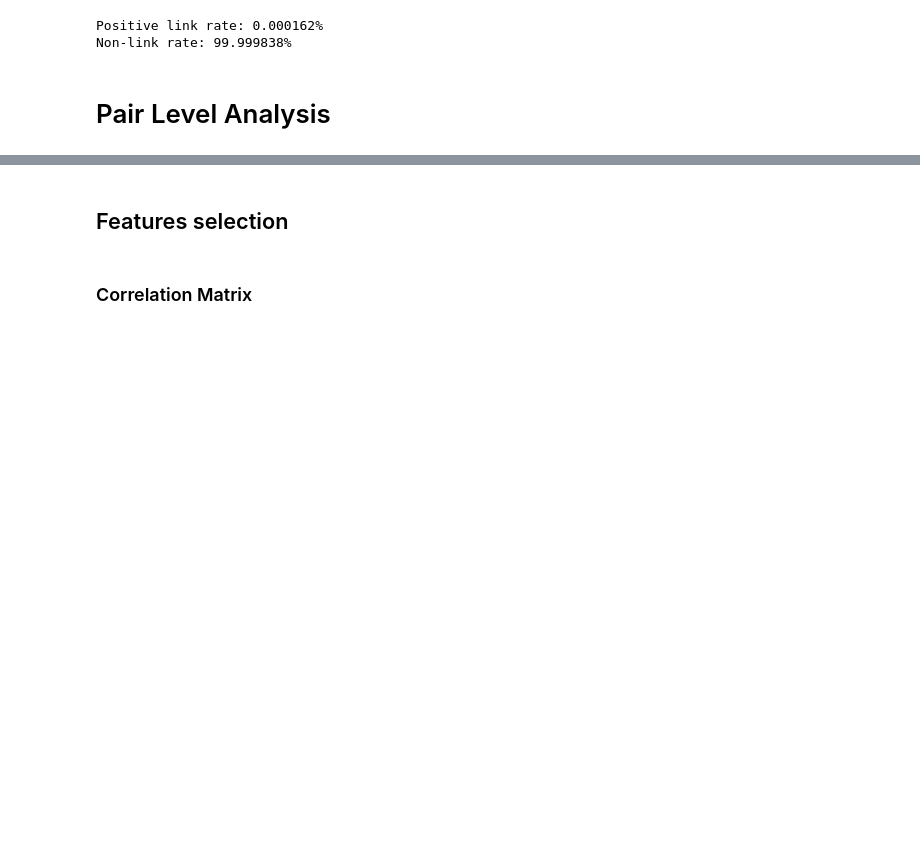
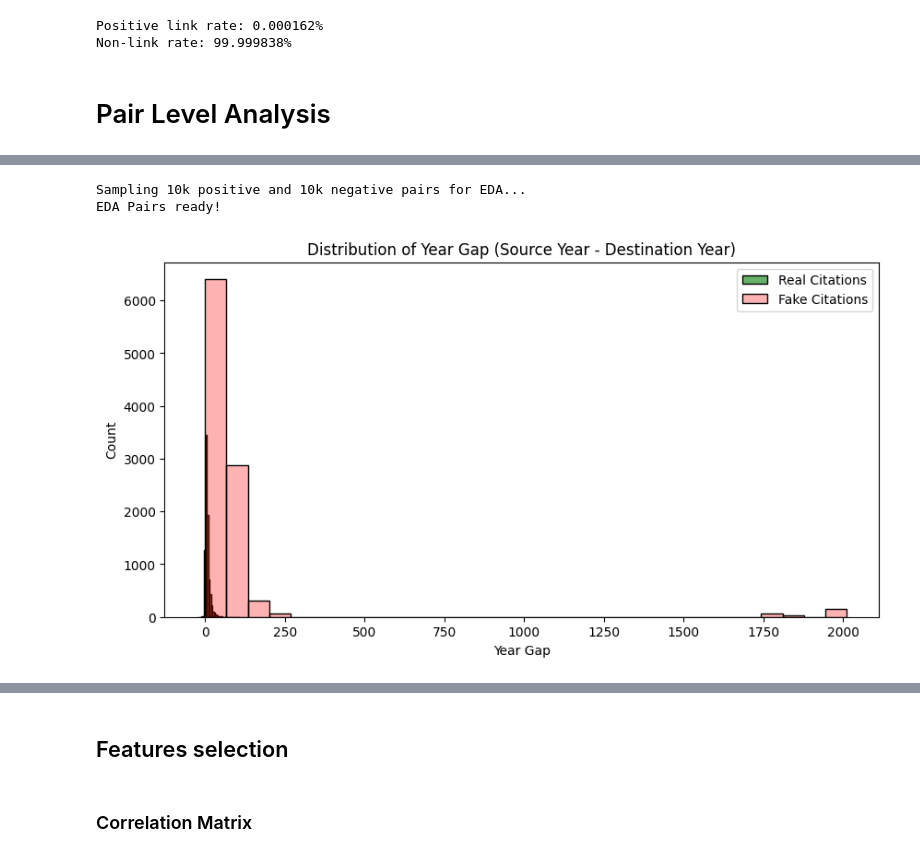
Before and after one commit to ManuCa93/data_project_3, a Jupyter notebook: notebook.ipynb, the cells around one changed output, grey strips where cells are left out. Saved outputs shown, nothing was run; the diff lists cells and outputs as text; code cells hidden in the pictures; blank space fills up the shorter version.

```diff
--- a/notebook.ipynb
+++ b/notebook.ipynb
@@ -932,0 +904,78 @@ Non-link rate: 99.999838%
+# %%
+
+import numpy as np
+import matplotlib.pyplot as plt
+import seaborn as sns
+from bisect import bisect_right
+import random
+
+print("Sampling 10k positive and 10k negative pairs for EDA...")
+
+# 1. Sample 10k positive pairs
+pos_eda = con.sql(f"""
+    SELECT DISTINCT p.id AS src_id, ref AS dst_id
+    FROM papers p
+    CROSS JOIN UNNEST("references") AS t(ref)
+    WHERE p.id IS NOT NULL AND ref IS NOT NULL AND ref != ''
+    LIMIT 10000
+""").df()
+
+pos_eda['label'] = 1
+
+# 2. Get year mapping for temporal constraints
+year_df = con.sql(f"""
+    SELECT id, year
+    FROM papers
+    WHERE year IS NOT NULL
+""").df()
+id_to_year = dict(zip(year_df['id'], year_df['year']))
+valid_years = sorted(list(set(year_df['year'])))
+year_to_ids = {y: [] for y in valid_years}
+for pid, y in id_to_year.items():
+    year_to_ids[y].append(pid)
+
+# 3. Generate 10k negative pairs (with src_year >= dst_year)
+neg_eda = []
+src_candidates = list(id_to_year.keys())
+
+while len(neg_eda) < 10000:
+    src_id = random.choice(src_candidates)
+    src_year = id_to_year[src_id]
+
+    idx = bisect_right(valid_years, src_year)
+    if idx == 0: continue
+
+    dst_year = random.choice(valid_years[:idx])
+    if not year_to_ids[dst_year]: continue
+
+    dst_id = random.choice(year_to_ids[dst_year])
+
+    if src_id != dst_id:
+        neg_eda.append({'src_id': src_id, 'dst_id': dst_id, 'label': 0})
+
+neg_eda = pd.DataFrame(neg_eda)
+eda_pairs = pd.concat([pos_eda, neg_eda], ignore_index=True)
+
+def build_eda_features(row):
+    src_y = id_to_year.get(row['src_id'])
+    dst_y = id_to_year.get(row['dst_id'])
+    year_gap = src_y - dst_y if src_y and dst_y else None
+    return pd.Series({'year_gap': year_gap, 'label': row['label']})
+
+eda_features = eda_pairs.apply(build_eda_features, axis=1)
+print("EDA Pairs ready!")
+# %% [output]
+Sampling 10k positive and 10k negative pairs for EDA...
+EDA Pairs ready!
+# %%
+
+plt.figure(figsize=(10, 5))
+sns.histplot(data=eda_features[eda_features['label'] == 1], x='year_gap', bins=30, color='green', alpha=0.6, label='Real Citations')
+sns.histplot(data=eda_features[eda_features['label'] == 0], x='year_gap', bins=30, color='red', alpha=0.3, label='Fake Citations')
+plt.title("Distribution of Year Gap (Source Year - Destination Year)")
+plt.xlabel("Year Gap")
+plt.ylabel("Count")
+plt.legend()
+plt.show()
+# %% [output]
+[figure, added]
```
Also changed, not shown: parts of 52 cells of this notebook, 1 other file.
